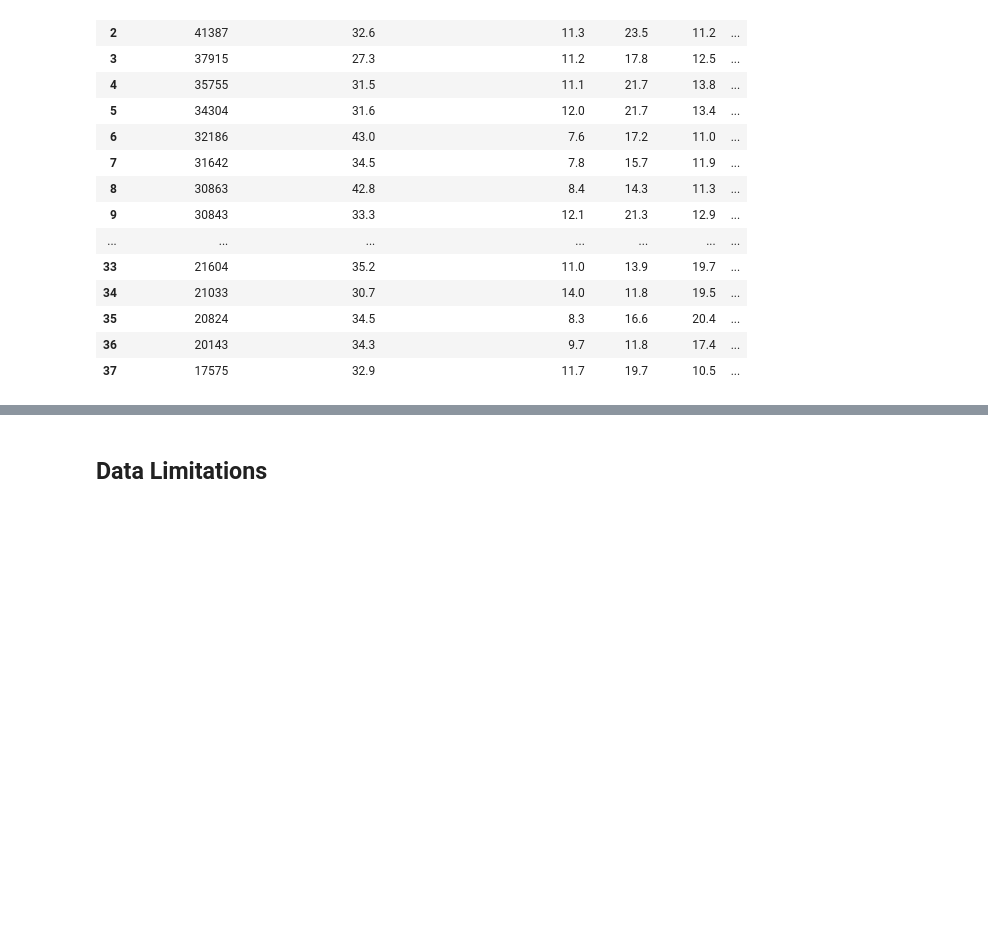
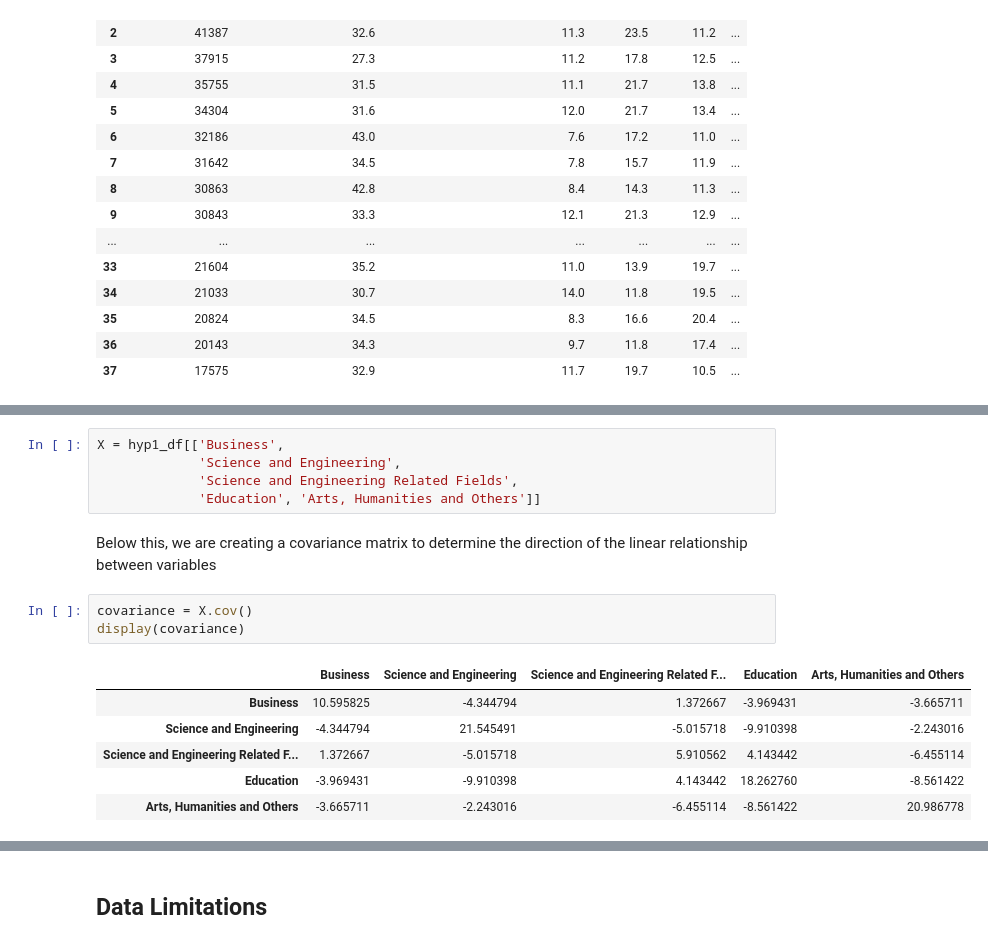
Before and after one commit to sonia-mar/info2950-final-project, a Jupyter notebook: finalproject.ipynb, the cells around one changed output, grey strips where cells are left out. Saved outputs shown, nothing was run; the diff lists cells and outputs as text; blank space fills up the shorter version.

```diff
--- a/finalproject.ipynb
+++ b/finalproject.ipynb
@@ -1158,0 +1167,17 @@ We want to see if there is interaction between the percentage of each major. Per
+# %%
+X = hyp1_df[['Business',
+             'Science and Engineering',
+             'Science and Engineering Related Fields',
+             'Education', 'Arts, Humanities and Others']]
+# %% [markdown]
+Below this, we are creating a covariance matrix to determine the direction of the linear relationship between variables
+# %%
+covariance = X.cov()
+display(covariance)
+# %% [output]
+|  | Business | Science and Engineering | Science and Engineering Related F... | Education | Arts, Humanities and Others |
+| Business | 10.595825 | -4.344794 | 1.372667 | -3.969431 | -3.665711 |
+| Science and Engineering | -4.344794 | 21.545491 | -5.015718 | -9.910398 | -2.243016 |
+| Science and Engineering Related F... | 1.372667 | -5.015718 | 5.910562 | 4.143442 | -6.455114 |
+| Education | -3.969431 | -9.910398 | 4.143442 | 18.262760 | -8.561422 |
+| Arts, Humanities and Others | -3.665711 | -2.243016 | -6.455114 | -8.561422 | 20.986778 |
```
Also changed, not shown: parts of 15 cells of this notebook, 1 other file.
